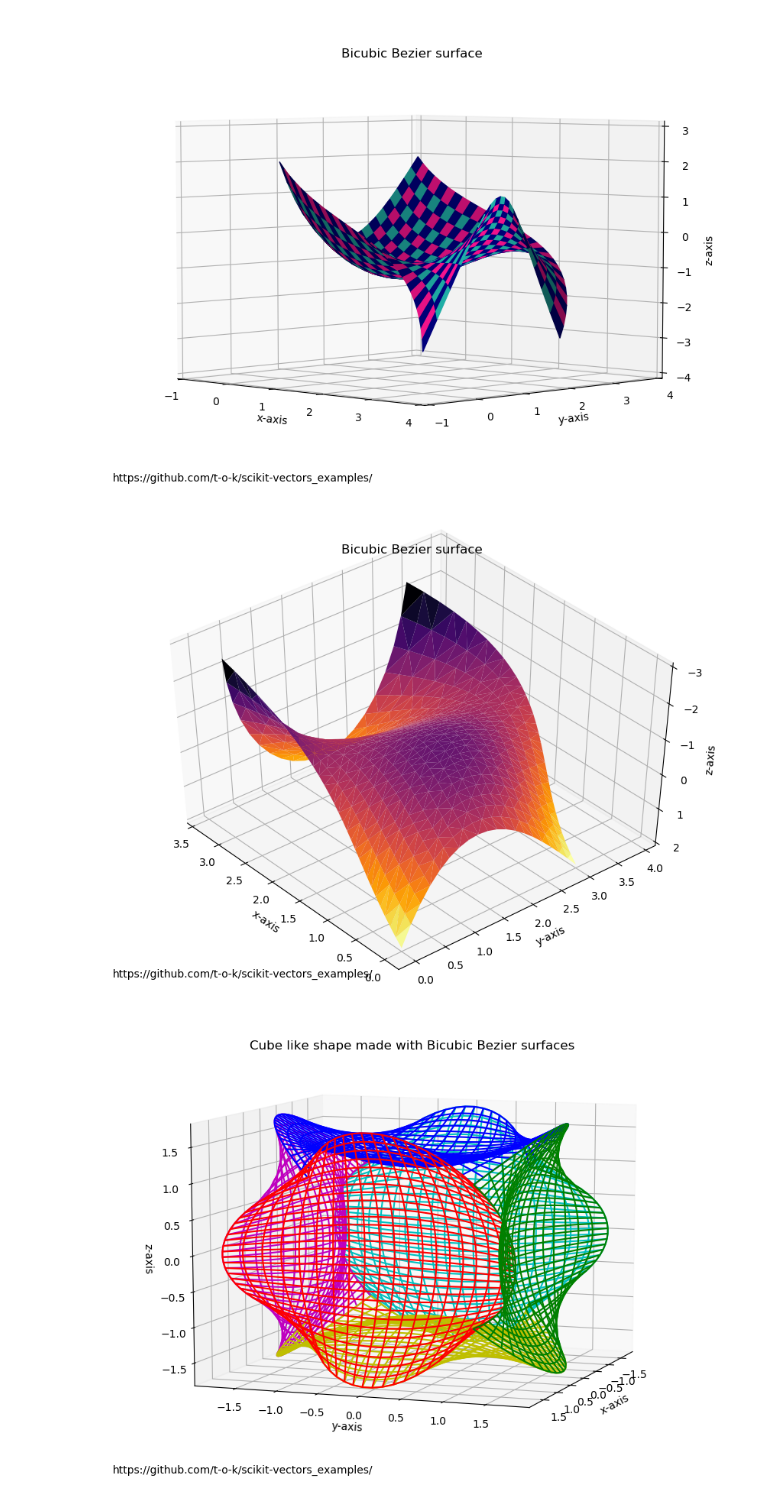
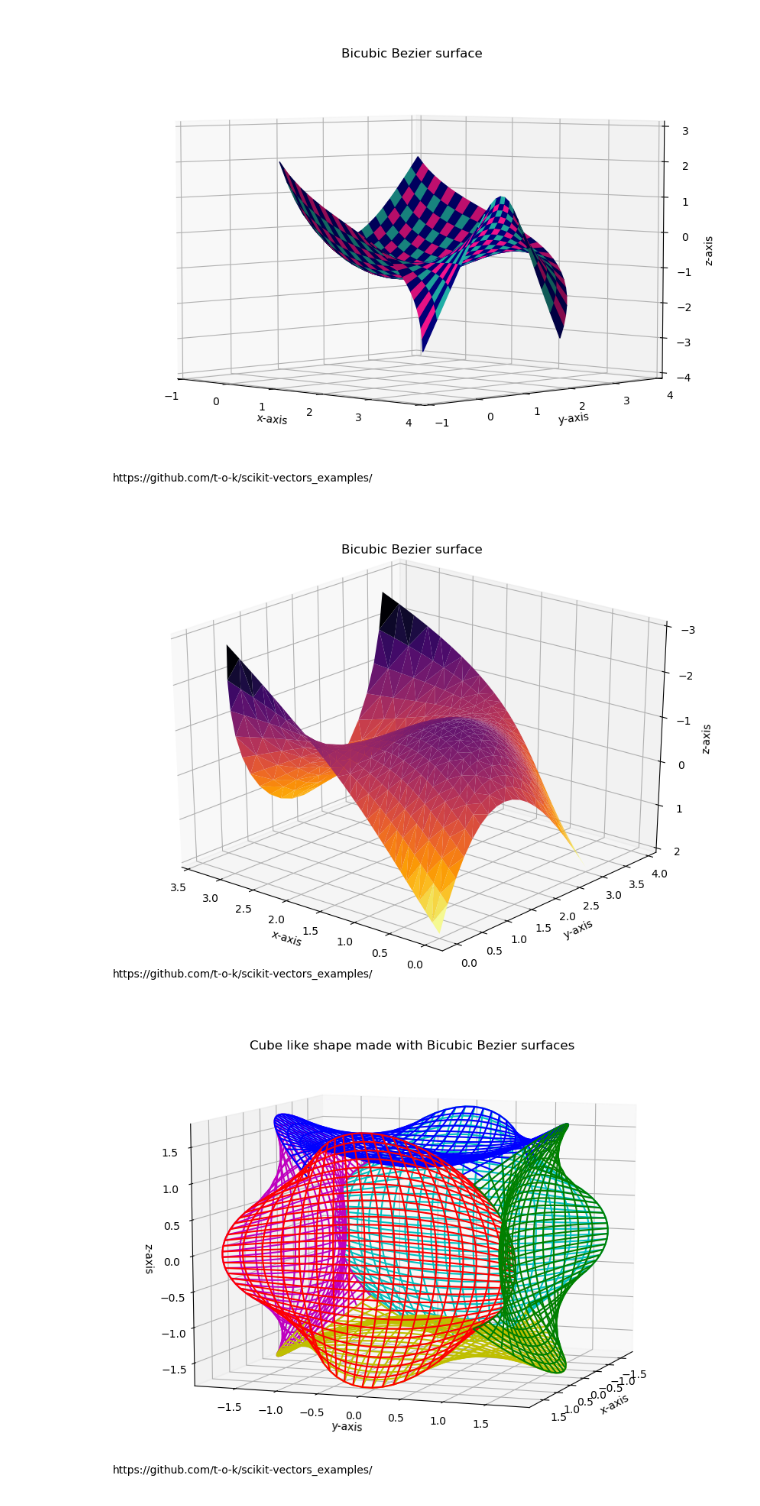
Before and after one commit to t-o-k/scikit-vectors_examples, a Jupyter notebook: Bezier_Surfaces.ipynb, the cells around one changed output. Cells and saved outputs as stored; diff of their text form; code cells hidden in the pictures.

Commit message:
changed elevation and azimuth angles for the first trisurf plot

```diff
--- a/Bezier_Surfaces.ipynb
+++ b/Bezier_Surfaces.ipynb
@@ -219,28 +219,28 @@ plt.show()
 # %%
 tri = \
     mtri.Triangulation(
         u.flatten(),
         v.flatten()
     )
 
 fig = plt.figure(figsize=figure_size, dpi=figure_dpi)
 fig.text(0.01, 0.01, url)
 ax = Axes3D(fig)
 ax.set_title('Bicubic Bezier surface')
 ax.plot_trisurf(
     bezier_points.x.flatten(),
     bezier_points.y.flatten(),
     bezier_points.z.flatten(),
     triangles = tri.triangles,
     cmap = plt.cm.inferno
 )
 ax.set_xlabel('x-axis')
 ax.set_ylabel('y-axis')
 ax.set_zlabel('z-axis')
-ax.view_init(elev=-135, azim=40)
+ax.view_init(elev=-154, azim=50)
 plt.show()
 # %% [output]
-[figure, old version]
+[figure, new version]
 # %%
 p3d_ctrl = \
     ControlGrid3D(
```
